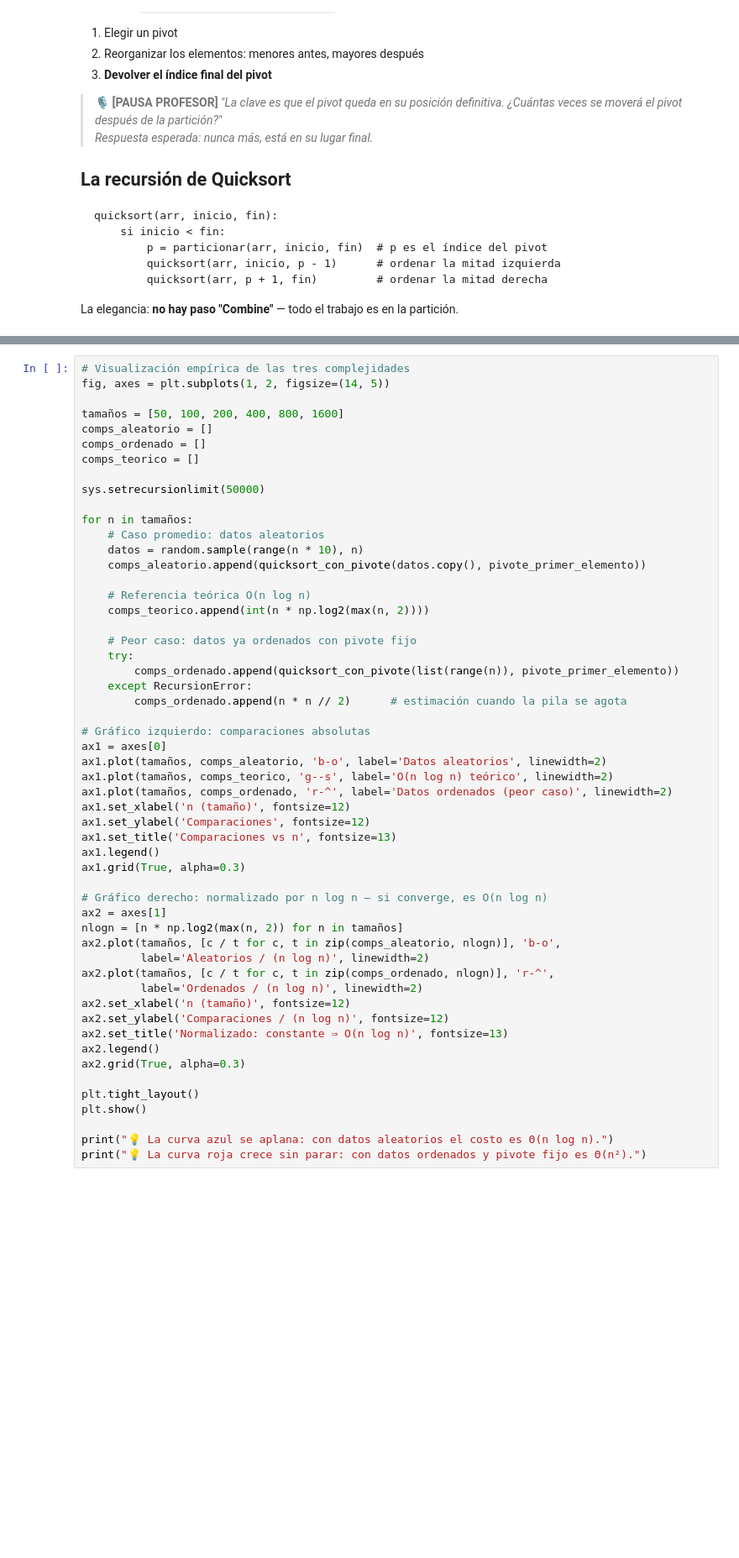
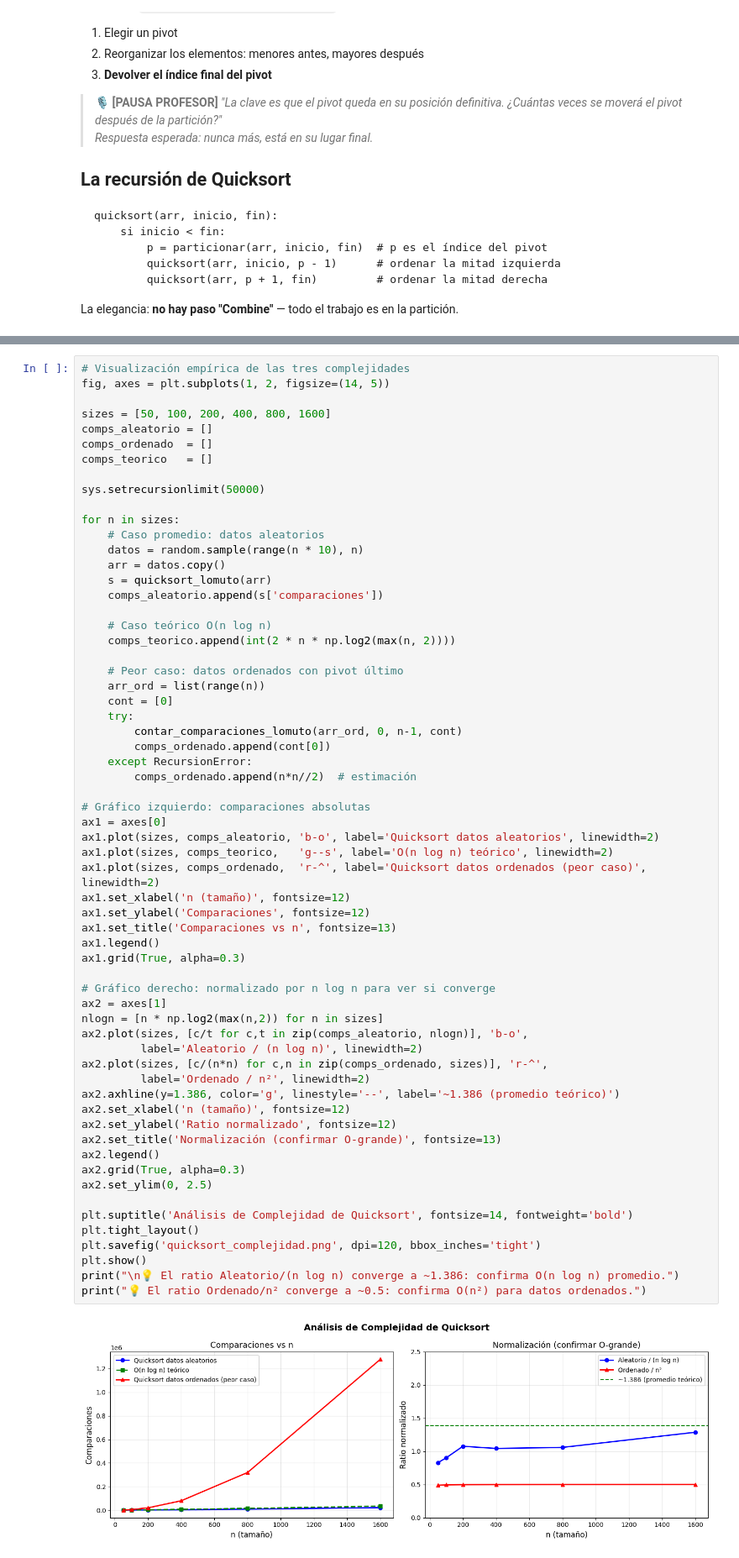
Before and after one commit to castudil/ALG_PYTHON_Public, a Jupyter notebook: 01_Material_Teorico/S10_U3_Quicksort/S10_ALG_TEO_Quicksort.ipynb, the cells around one changed output, grey strips where cells are left out. Shown at 84% size. Saved outputs shown, nothing was run; the diff lists cells and outputs as text; blank space fills up the shorter version.

```diff
--- a/01_Material_Teorico/S10_U3_Quicksort/S10_ALG_TEO_Quicksort.ipynb
+++ b/01_Material_Teorico/S10_U3_Quicksort/S10_ALG_TEO_Quicksort.ipynb
@@ -439,54 +523,64 @@ Esto es **~39% más que el caso ideal** pero sigue siendo O(n log n).
 # %%
 # Visualización empírica de las tres complejidades
 fig, axes = plt.subplots(1, 2, figsize=(14, 5))
 
-tamaños = [50, 100, 200, 400, 800, 1600]
+sizes = [50, 100, 200, 400, 800, 1600]
 comps_aleatorio = []
-comps_ordenado = []
-comps_teorico = []
+comps_ordenado  = []
+comps_teorico   = []
 
 sys.setrecursionlimit(50000)
 
-for n in tamaños:
+for n in sizes:
     # Caso promedio: datos aleatorios
     datos = random.sample(range(n * 10), n)
-    comps_aleatorio.append(quicksort_con_pivote(datos.copy(), pivote_primer_elemento))
+    arr = datos.copy()
+    s = quicksort_lomuto(arr)
+    comps_aleatorio.append(s['comparaciones'])
 
-    # Referencia teórica O(n log n)
-    comps_teorico.append(int(n * np.log2(max(n, 2))))
+    # Caso teórico O(n log n)
+    comps_teorico.append(int(2 * n * np.log2(max(n, 2))))
 
-    # Peor caso: datos ya ordenados con pivote fijo
+    # Peor caso: datos ordenados con pivot último
+    arr_ord = list(range(n))
+    cont = [0]
     try:
-        comps_ordenado.append(quicksort_con_pivote(list(range(n)), pivote_primer_elemento))
+        contar_comparaciones_lomuto(arr_ord, 0, n-1, cont)
+        comps_ordenado.append(cont[0])
     except RecursionError:
-        comps_ordenado.append(n * n // 2)      # estimación cuando la pila se agota
+        comps_ordenado.append(n*n//2)  # estimación
 
 # Gráfico izquierdo: comparaciones absolutas
 ax1 = axes[0]
-ax1.plot(tamaños, comps_aleatorio, 'b-o', label='Datos aleatorios', linewidth=2)
-ax1.plot(tamaños, comps_teorico, 'g--s', label='O(n log n) teórico', linewidth=2)
-ax1.plot(tamaños, comps_ordenado, 'r-^', label='Datos ordenados (peor caso)', linewidth=2)
+ax1.plot(sizes, comps_aleatorio, 'b-o', label='Quicksort datos aleatorios', linewidth=2)
+ax1.plot(sizes, comps_teorico,   'g--s', label='O(n log n) teórico', linewidth=2)
+ax1.plot(sizes, comps_ordenado,  'r-^', label='Quicksort datos ordenados (peor caso)', linewidth=2)
 ax1.set_xlabel('n (tamaño)', fontsize=12)
 ax1.set_ylabel('Comparaciones', fontsize=12)
 ax1.set_title('Comparaciones vs n', fontsize=13)
 ax1.legend()
 ax1.grid(True, alpha=0.3)
 
-# Gráfico derecho: normalizado por n log n — si converge, es O(n log n)
+# Gráfico derecho: normalizado por n log n para ver si converge
 ax2 = axes[1]
-nlogn = [n * np.log2(max(n, 2)) for n in tamaños]
-ax2.plot(tamaños, [c / t for c, t in zip(comps_aleatorio, nlogn)], 'b-o',
-         label='Aleatorios / (n log n)', linewidth=2)
-ax2.plot(tamaños, [c / t for c, t in zip(comps_ordenado, nlogn)], 'r-^',
-         label='Ordenados / (n log n)', linewidth=2)
+nlogn = [n * np.log2(max(n,2)) for n in sizes]
+ax2.plot(sizes, [c/t for c,t in zip(comps_aleatorio, nlogn)], 'b-o',
+         label='Aleatorio / (n log n)', linewidth=2)
+ax2.plot(sizes, [c/(n*n) for c,n in zip(comps_ordenado, sizes)], 'r-^',
+         label='Ordenado / n²', linewidth=2)
+ax2.axhline(y=1.386, color='g', linestyle='--', label='~1.386 (promedio teórico)')
 ax2.set_xlabel('n (tamaño)', fontsize=12)
-ax2.set_ylabel('Comparaciones / (n log n)', fontsize=12)
-ax2.set_title('Normalizado: constante ⇒ O(n log n)', fontsize=13)
+ax2.set_ylabel('Ratio normalizado', fontsize=12)
+ax2.set_title('Normalización (confirmar O-grande)', fontsize=13)
 ax2.legend()
 ax2.grid(True, alpha=0.3)
+ax2.set_ylim(0, 2.5)
 
+plt.suptitle('Análisis de Complejidad de Quicksort', fontsize=14, fontweight='bold')
 plt.tight_layout()
+plt.savefig('quicksort_complejidad.png', dpi=120, bbox_inches='tight')
 plt.show()
-
-print("💡 La curva azul se aplana: con datos aleatorios el costo es Θ(n log n).")
-print("💡 La curva roja crece sin parar: con datos ordenados y pivote fijo es Θ(n²).")
+print("\n💡 El ratio Aleatorio/(n log n) converge a ~1.386: confirma O(n log n) promedio.")
+print("💡 El ratio Ordenado/n² converge a ~0.5: confirma O(n²) para datos ordenados.")
+# %% [output]
+[figure, added]
```
Also changed, not shown: parts of 26 cells of this notebook, 31 other files.
